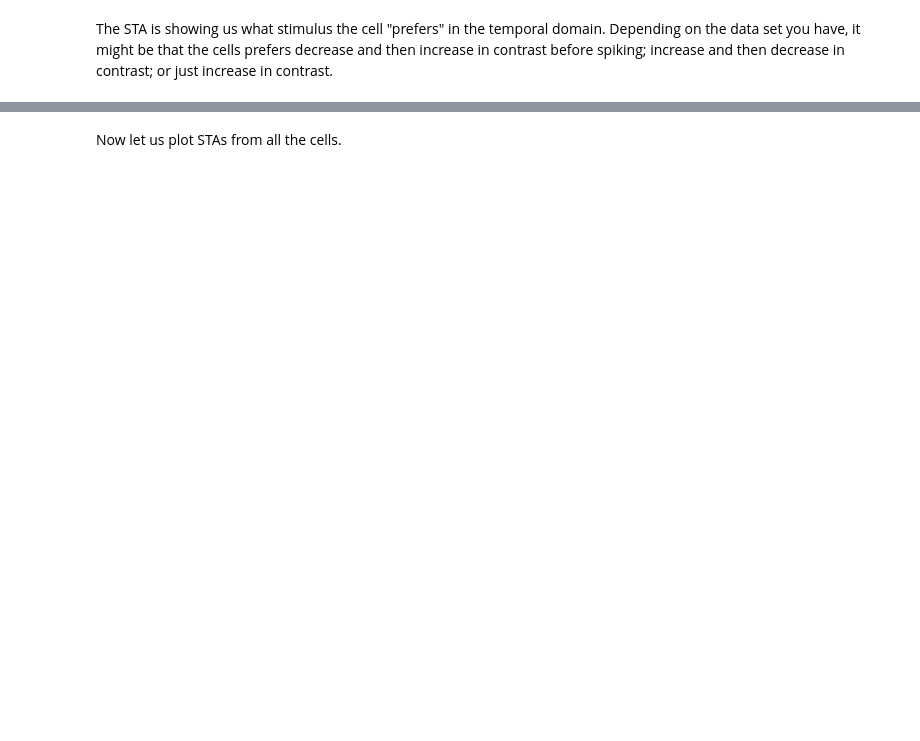
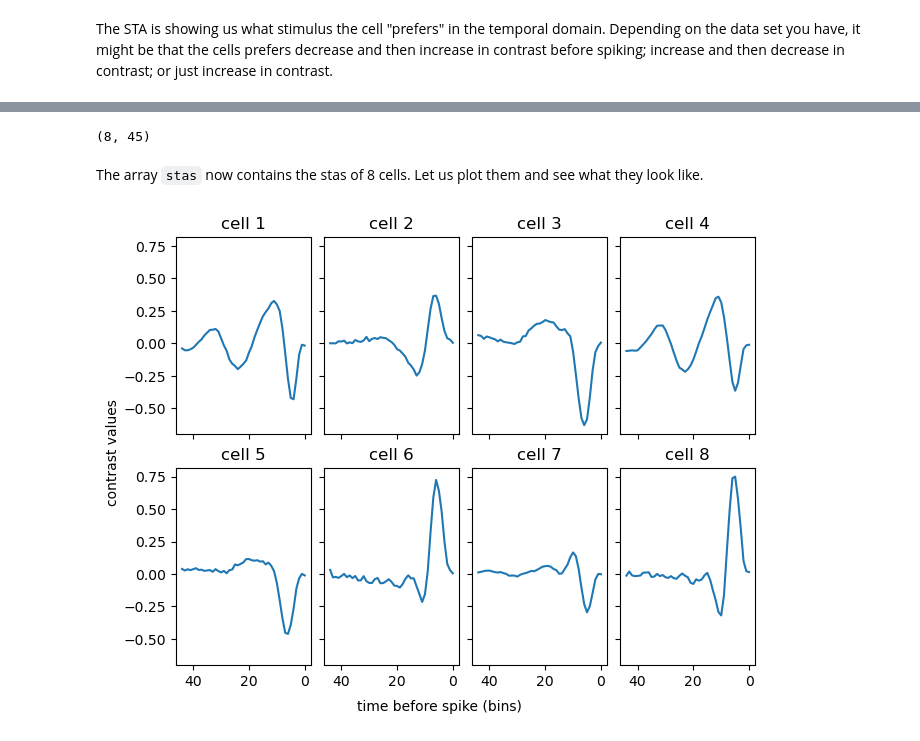
Before and after one commit to gollischlab/GGNB-python-course, a Jupyter notebook: day3_1_STA.ipynb, the cells around one changed output, grey strips where cells are left out. Drawn from its saved outputs; the diff is of its cells as text; code cells hidden in the pictures; blank space fills up the shorter version.

```diff
--- a/day3_1_STA.ipynb
+++ b/day3_1_STA.ipynb
@@ -677,2 +698,0 @@ print(multiSTA[2,:10])
-# %% [markdown]
-Now let us plot STAs from all the cells.
@@ -680,0 +699,38 @@ Now let us plot STAs from all the cells.
+# %%
+stas = []
+
+filepaths = sorted(Path('data_LN_model').glob('fullfieldnoise*.txt'))
+
+for filepath in filepaths:
+    spike_times = np.loadtxt(filepath)
+    sta = calculate_sta(
+        spike_times,
+        stimulus,
+        pulses,
+        nframes_training,
+        nframes_test,
+        num_past_pulses
+    )
+    stas.append(sta)
+
+stas = np.array(stas)
+# %%
+stas.shape
+# %% [output]
+(8, 45)
+# %% [markdown]
+The array `stas` now contains the stas of 8 cells. Let us plot them and see what they look like.
+# %%
+fig, axs = plt.subplots(nrows=2, ncols=4, sharex=True, sharey=True, layout="constrained", figsize=(12,)
+
+for s, sta in enumerate(stas):
+    ax = axs.flat[s]
+    ax.plot(sta[::-1])
+    ax.set_title(f"cell {s+1}")
+
+axs.flat[-1].invert_xaxis()
+fig.text(0.5, -0.03, "time before spike (bins)", ha="center", va="center")
+fig.text(-0.01, 0.5, "contrast values", ha="center", va="center", rotation="vertical")
+plt.show()
+# %% [output]
+[figure, added]
```
Also changed, not shown: parts of 48 cells of this notebook.
